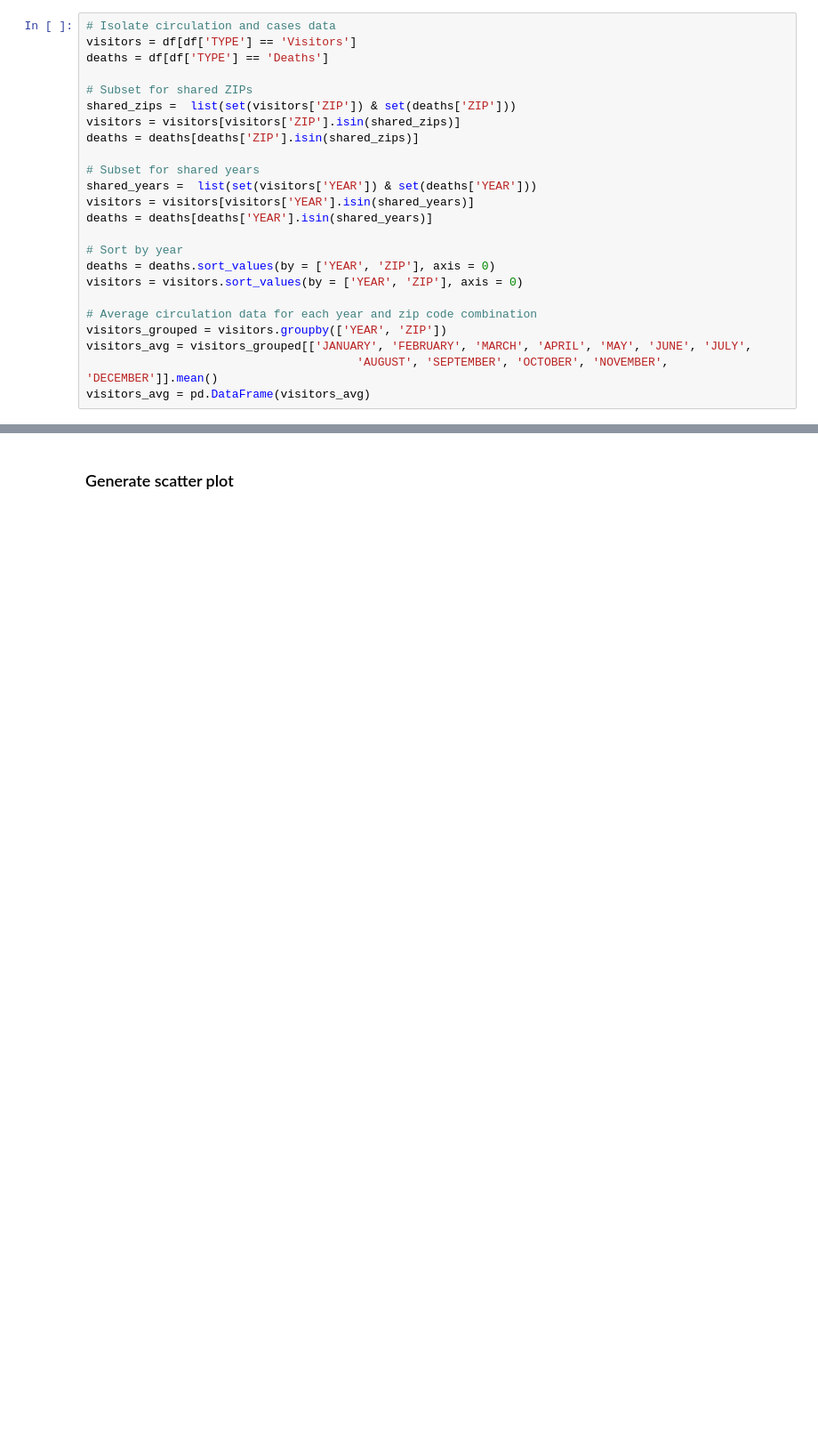
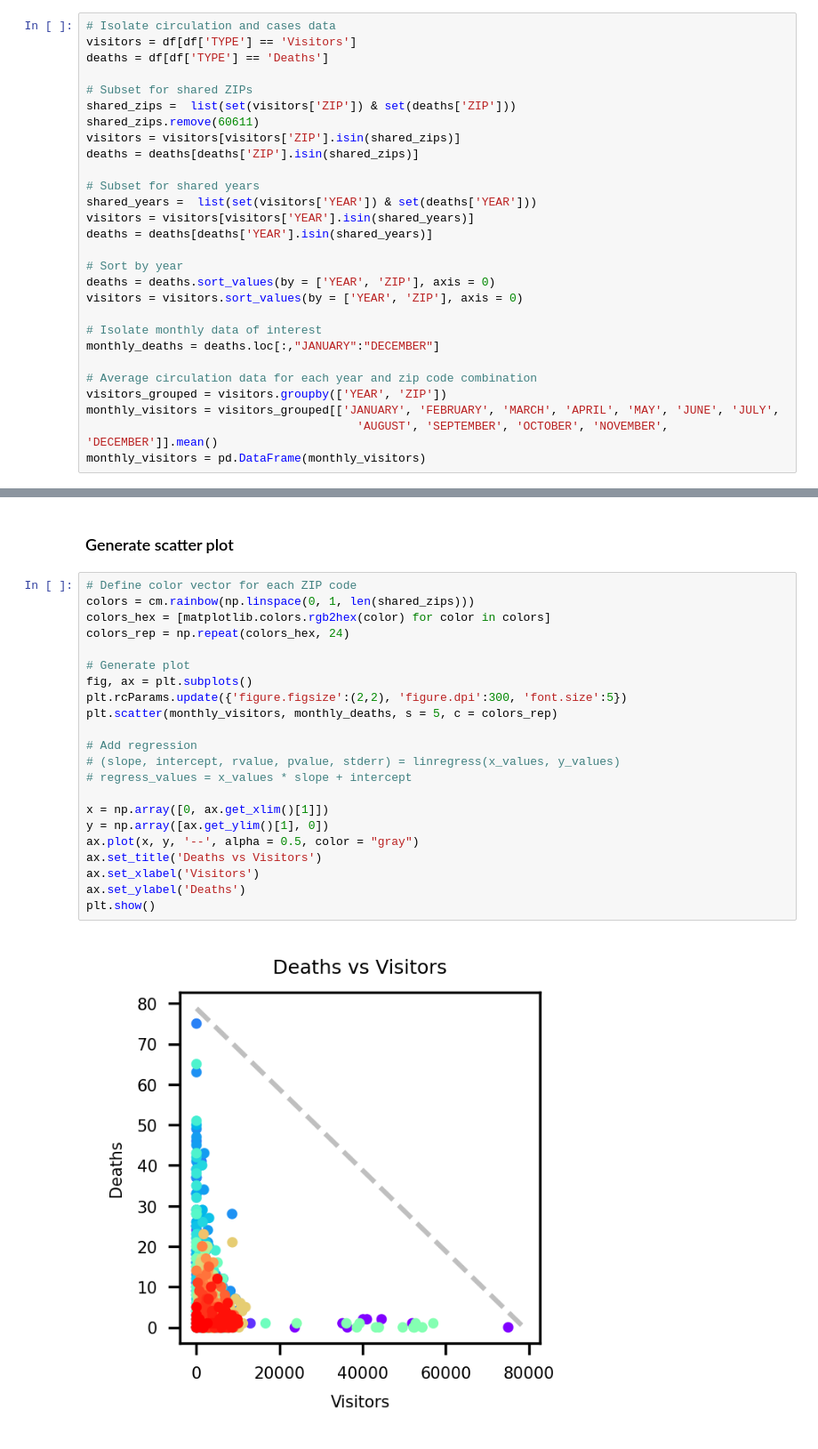
Before and after one commit to nataliepiehl/project_one, a Jupyter notebook: Code/correlation.ipynb, the cells around one changed output, grey strips where cells are left out. Shown: that part at 89% size. Saved outputs shown, nothing was run; the diff lists cells and outputs as text; blank space fills up the shorter version.

Commit message:
Fixed 2019 data issue

```diff
--- a/Code/correlation.ipynb
+++ b/Code/correlation.ipynb
@@ -104,6 +115,7 @@ deaths = df[df['TYPE'] == 'Deaths']
 
 # Subset for shared ZIPs
 shared_zips =  list(set(visitors['ZIP']) & set(deaths['ZIP']))
+shared_zips.remove(60611)
 visitors = visitors[visitors['ZIP'].isin(shared_zips)]
 deaths = deaths[deaths['ZIP'].isin(shared_zips)]
 
@@ -116,8 +128,11 @@ deaths = deaths[deaths['YEAR'].isin(shared_years)]
 deaths = deaths.sort_values(by = ['YEAR', 'ZIP'], axis = 0)
 visitors = visitors.sort_values(by = ['YEAR', 'ZIP'], axis = 0)
 
+# Isolate monthly data of interest
+monthly_deaths = deaths.loc[:,"JANUARY":"DECEMBER"]
+
 # Average circulation data for each year and zip code combination
 visitors_grouped = visitors.groupby(['YEAR', 'ZIP'])
-visitors_avg = visitors_grouped[['JANUARY', 'FEBRUARY', 'MARCH', 'APRIL', 'MAY', 'JUNE', 'JULY',
+monthly_visitors = visitors_grouped[['JANUARY', 'FEBRUARY', 'MARCH', 'APRIL', 'MAY', 'JUNE', 'JULY',
                                        'AUGUST', 'SEPTEMBER', 'OCTOBER', 'NOVEMBER', 'DECEMBER']].mean()
-visitors_avg = pd.DataFrame(visitors_avg)
+monthly_visitors = pd.DataFrame(monthly_visitors)
@@ -124,2 +141,26 @@ visitors_avg = pd.DataFrame(visitors_avg)
 # %% [markdown]
 ### Generate scatter plot
+# %%
+# Define color vector for each ZIP code
+colors = cm.rainbow(np.linspace(0, 1, len(shared_zips)))
+colors_hex = [matplotlib.colors.rgb2hex(color) for color in colors]
+colors_rep = np.repeat(colors_hex, 24)
+
+# Generate plot
+fig, ax = plt.subplots()
+plt.rcParams.update({'figure.figsize':(2,2), 'figure.dpi':300, 'font.size':5})
+plt.scatter(monthly_visitors, monthly_deaths, s = 5, c = colors_rep)
+
+# Add regression
+# (slope, intercept, rvalue, pvalue, stderr) = linregress(x_values, y_values)
+# regress_values = x_values * slope + intercept
+
+x = np.array([0, ax.get_xlim()[1]])
+y = np.array([ax.get_ylim()[1], 0])
+ax.plot(x, y, '--', alpha = 0.5, color = "gray")
+ax.set_title('Deaths vs Visitors')
+ax.set_xlabel('Visitors')
+ax.set_ylabel('Deaths')
+plt.show()
+# %% [output]
+[figure, added]
```
Also changed, not shown: parts of 8 cells of this notebook, 2 other files.
